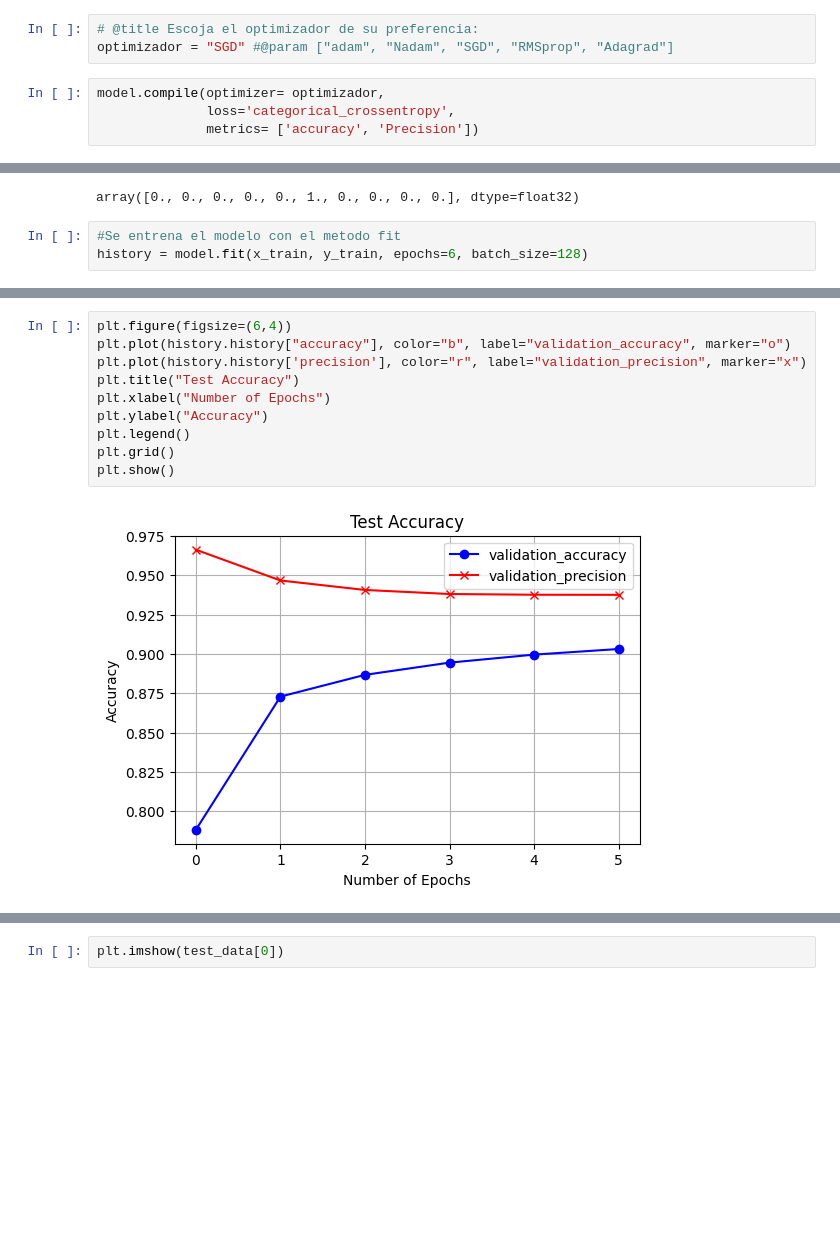
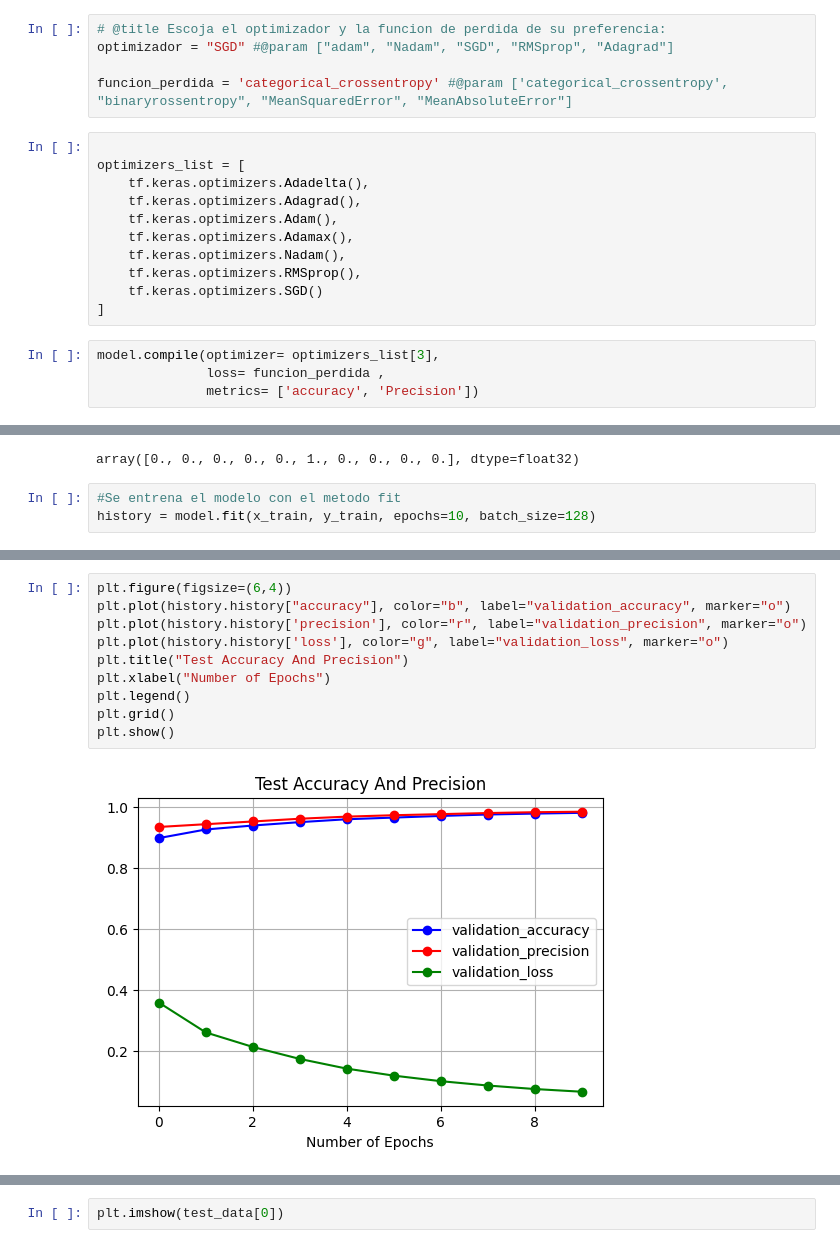
Before and after one commit to nuryduque63/final_redesneuronales, a Jupyter notebook: Grupo_Trabajo_Final_Redes_Neuronales.ipynb, the cells around one changed output, grey strips where cells are left out. Drawn from its saved outputs; the diff is of its cells as text; blank space fills up the shorter version.

```diff
--- a/Grupo_Trabajo_Final_Redes_Neuronales.ipynb
+++ b/Grupo_Trabajo_Final_Redes_Neuronales.ipynb
@@ -161,11 +162,24 @@ model.add(layers.Dense(512,activation=lista_activacion, input_shape=(28*28,))) #
 #Como estamos trabajando con un algoritmo de clasificacion y solo tenemos 10 posibilidades definimos un vector de salida de 10 posiciones
 model.add(layers.Dense(10,activation='softmax')) #Capa de salida
 # %%
-# @title Escoja el optimizador de su preferencia:
+# @title Escoja el optimizador y la funcion de perdida de su preferencia:
 optimizador = "SGD" #@param ["adam", "Nadam", "SGD", "RMSprop", "Adagrad"]
+
+funcion_perdida = 'categorical_crossentropy' #@param ['categorical_crossentropy', "binaryrossentropy", "MeanSquaredError", "MeanAbsoluteError"]
+# %%
+
+optimizers_list = [
+    tf.keras.optimizers.Adadelta(),
+    tf.keras.optimizers.Adagrad(),
+    tf.keras.optimizers.Adam(),
+    tf.keras.optimizers.Adamax(),
+    tf.keras.optimizers.Nadam(),
+    tf.keras.optimizers.RMSprop(),
+    tf.keras.optimizers.SGD()
+]
 # %%
-model.compile(optimizer= optimizador,
-              loss='categorical_crossentropy',
+model.compile(optimizer= optimizers_list[3],
+              loss= funcion_perdida ,
               metrics= ['accuracy', 'Precision'])
 # %%
 model.summary()
@@ -233,5 +247,5 @@ y_train[0]
 array([0., 0., 0., 0., 0., 1., 0., 0., 0., 0.], dtype=float32)
 # %%
 #Se entrena el modelo con el metodo fit
-history = model.fit(x_train, y_train, epochs=6, batch_size=128)
+history = model.fit(x_train, y_train, epochs=10, batch_size=128)
 # %% [output]
@@ -261,15 +289,15 @@ plot_model(model, to_file='model_sequential.png',show_shapes=True, show_layer_na
 # %%
 plt.figure(figsize=(6,4))
 plt.plot(history.history["accuracy"], color="b", label="validation_accuracy", marker="o")
-plt.plot(history.history['precision'], color="r", label="validation_precision", marker="x")
-plt.title("Test Accuracy")
+plt.plot(history.history['precision'], color="r", label="validation_precision", marker="o")
+plt.plot(history.history['loss'], color="g", label="validation_loss", marker="o")
+plt.title("Test Accuracy And Precision")
 plt.xlabel("Number of Epochs")
-plt.ylabel("Accuracy")
 plt.legend()
 plt.grid()
 plt.show()
 # %% [output]
-[figure, old version]
+[figure, new version]
 # %%
 import pandas as pd
 #"predictions" va a tener un valor de probabilidas para cada clase
```
Also changed, not shown: parts of 17 cells of this notebook.
